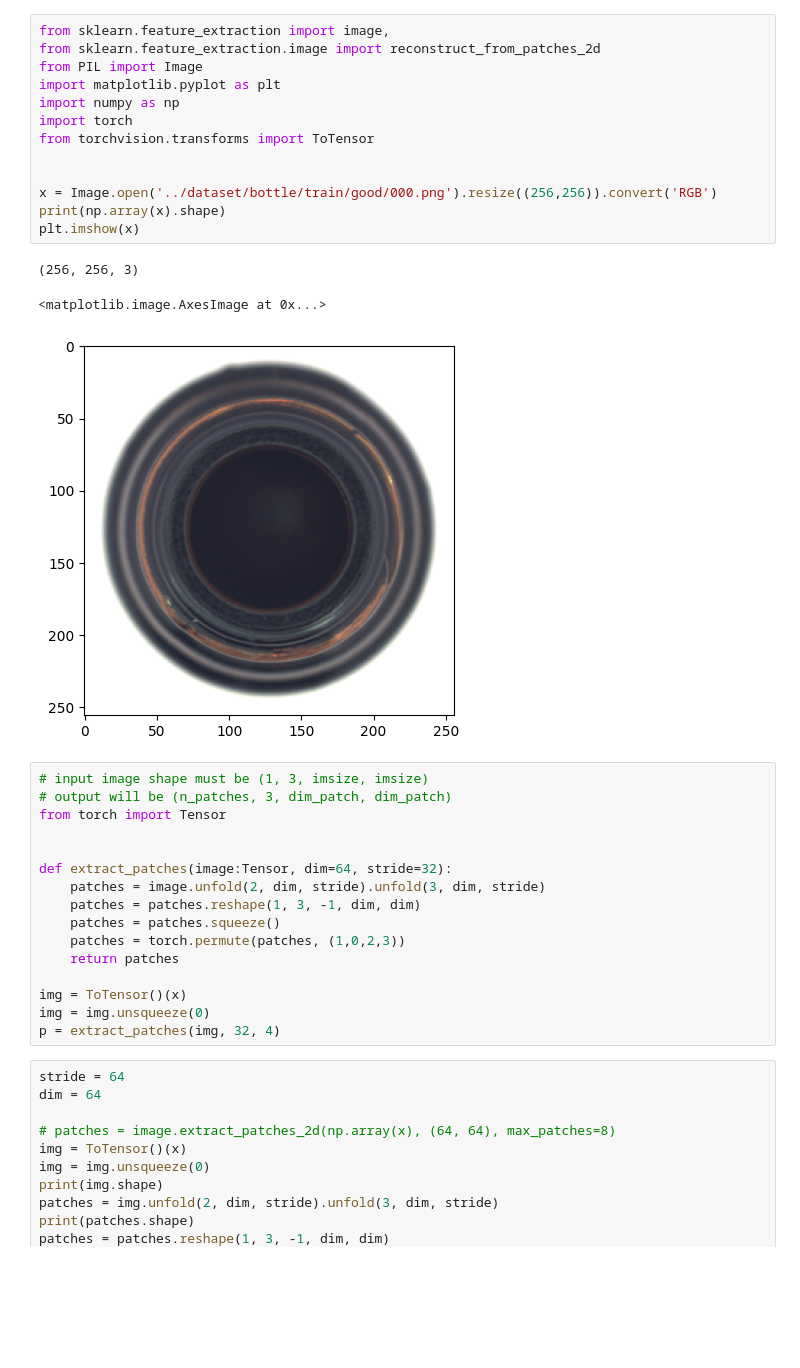
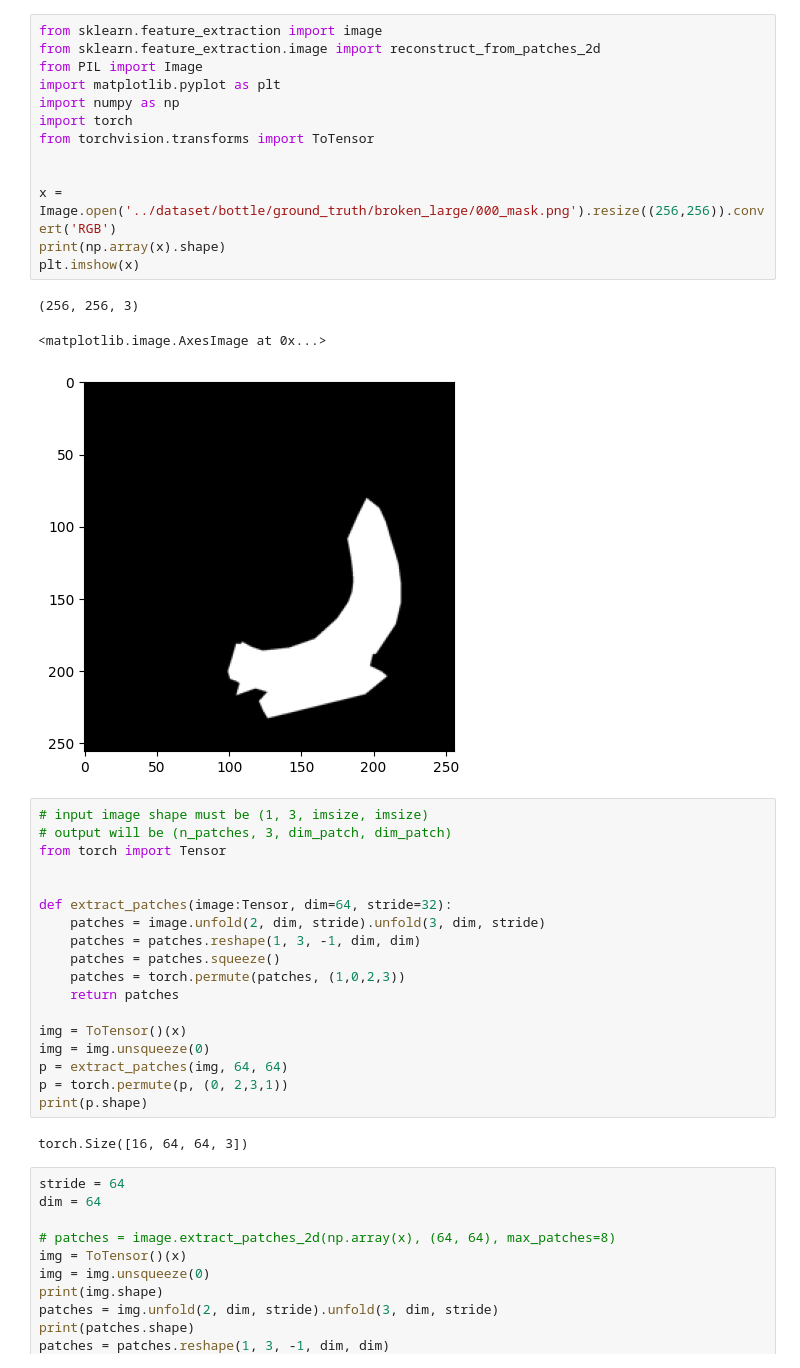
Before and after one commit to gabry1998/Self-Supervised-Anomaly-Detection, a Jupyter notebook: notebooks/patch_extraction.ipynb, the cells around one changed output. Drawn from its saved outputs; the diff is of its cells as text; blank space fills up the shorter version.

```diff
--- a/notebooks/patch_extraction.ipynb
+++ b/notebooks/patch_extraction.ipynb
@@ -1,20 +1,20 @@
 # %%
-from sklearn.feature_extraction import image,
+from sklearn.feature_extraction import image
 from sklearn.feature_extraction.image import reconstruct_from_patches_2d
 from PIL import Image
 import matplotlib.pyplot as plt
 import numpy as np
 import torch
 from torchvision.transforms import ToTensor
 
 
-x = Image.open('../dataset/bottle/train/good/000.png').resize((256,256)).convert('RGB')
+x = Image.open('../dataset/bottle/ground_truth/broken_large/000_mask.png').resize((256,256)).convert('RGB')
 print(np.array(x).shape)
 plt.imshow(x)
 # %% [output]
 (256, 256, 3)
 <matplotlib.image.AxesImage at 0x...>
-[figure, old version]
+[figure, new version]
 # %%
 # input image shape must be (1, 3, imsize, imsize)
 # output will be (n_patches, 3, dim_patch, dim_patch)
@@ -30,7 +30,11 @@ def extract_patches(image:Tensor, dim=64, stride=32):
 
 img = ToTensor()(x)
 img = img.unsqueeze(0)
-p = extract_patches(img, 32, 4)
+p = extract_patches(img, 64, 64)
+p = torch.permute(p, (0, 2,3,1))
+print(p.shape)
+# %% [output]
+torch.Size([16, 64, 64, 3])
 # %%
 stride = 64
 dim = 64
```
Also changed, not shown: parts of 2 cells of this notebook, 8 other files.
